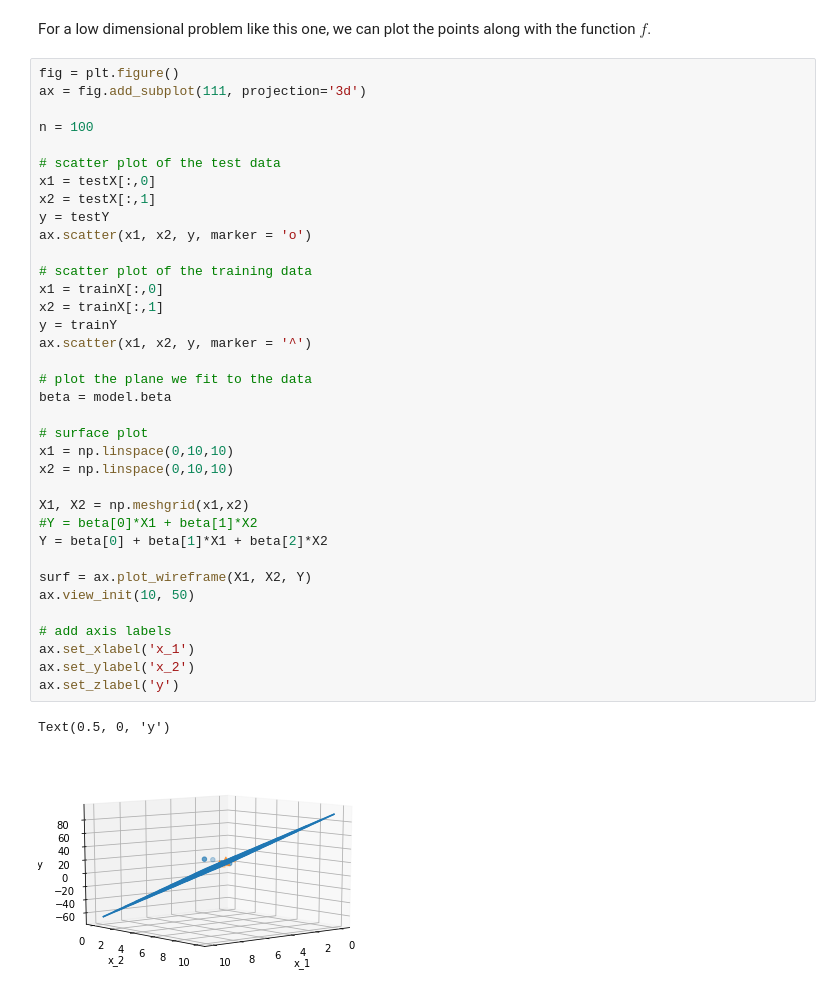
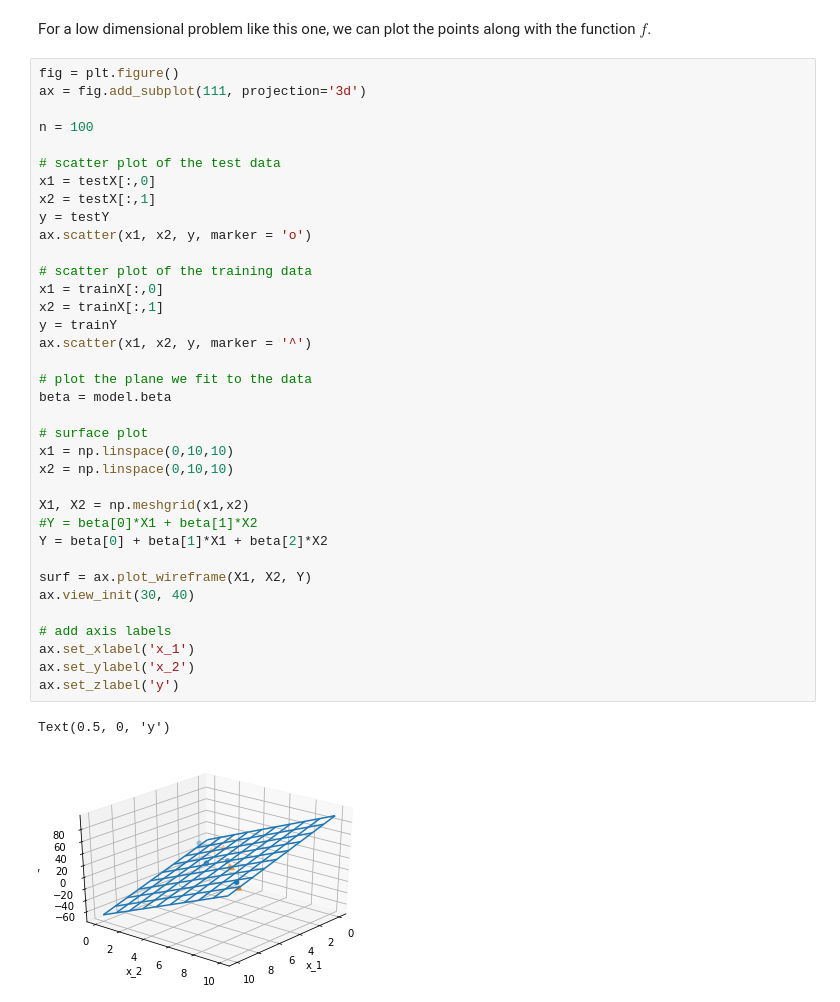
Before and after one commit to rtwhite1546/Spring-2021-Intro-to-Machine-Learning, a Jupyter notebook: Week-1-Intro-ML-Data-Matrix-Linear-Regression/Intro-ML-and-Data-Matrix-Linear-Regression.ipynb, the cells around one changed output. Cells and saved outputs as stored; diff of their text form.

```diff
--- a/Week-1-Intro-ML-Data-Matrix-Linear-Regression/Intro-ML-and-Data-Matrix-Linear-Regression.ipynb
+++ b/Week-1-Intro-ML-Data-Matrix-Linear-Regression/Intro-ML-and-Data-Matrix-Linear-Regression.ipynb
@@ -482,33 +484,33 @@ n = 100
 x1 = testX[:,0]
 x2 = testX[:,1]
 y = testY
 ax.scatter(x1, x2, y, marker = 'o')
 
 # scatter plot of the training data
 x1 = trainX[:,0]
 x2 = trainX[:,1]
 y = trainY
 ax.scatter(x1, x2, y, marker = '^')
 
 # plot the plane we fit to the data
 beta = model.beta
 
 # surface plot
 x1 = np.linspace(0,10,10)
 x2 = np.linspace(0,10,10)
 
 X1, X2 = np.meshgrid(x1,x2)
 #Y = beta[0]*X1 + beta[1]*X2
 Y = beta[0] + beta[1]*X1 + beta[2]*X2
 
 surf = ax.plot_wireframe(X1, X2, Y)
-ax.view_init(10, 50)
+ax.view_init(30, 40)
 
 # add axis labels
 ax.set_xlabel('x_1')
 ax.set_ylabel('x_2')
 ax.set_zlabel('y')
 # %% [output]
 Text(0.5, 0, 'y')
-[figure, old version]
+[figure, new version]
 # %% [markdown]
```
Also changed, not shown: parts of 28 cells of this notebook, 12 other files.
